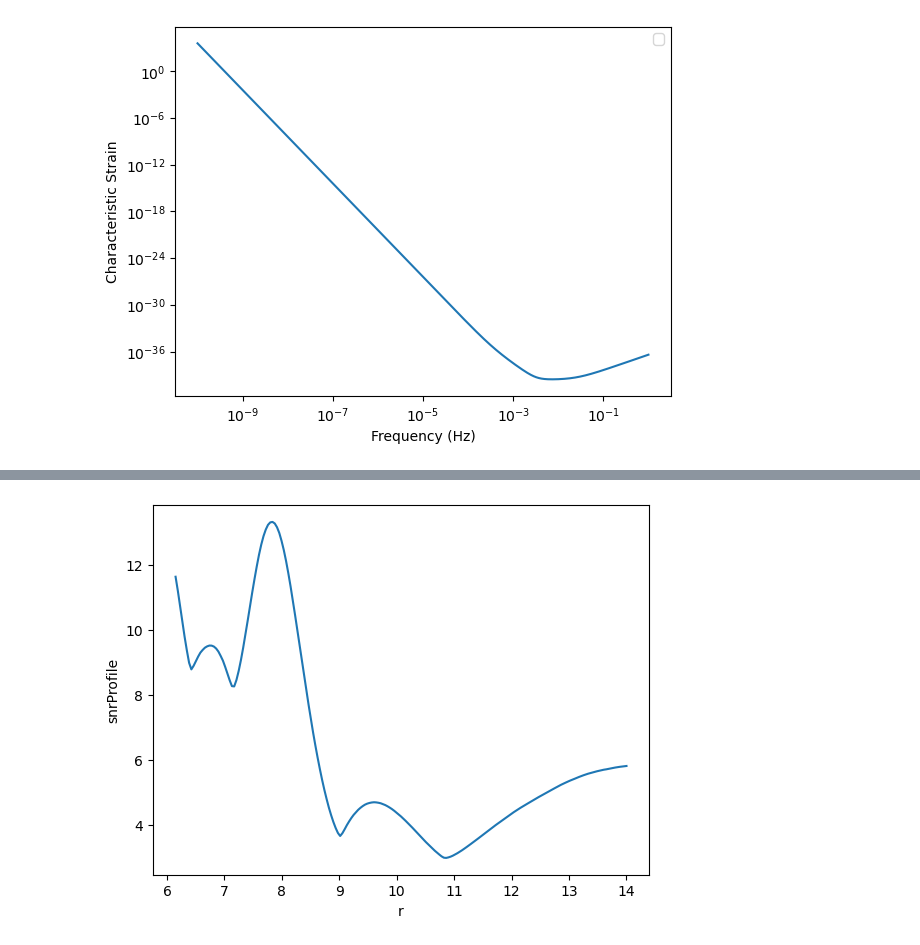
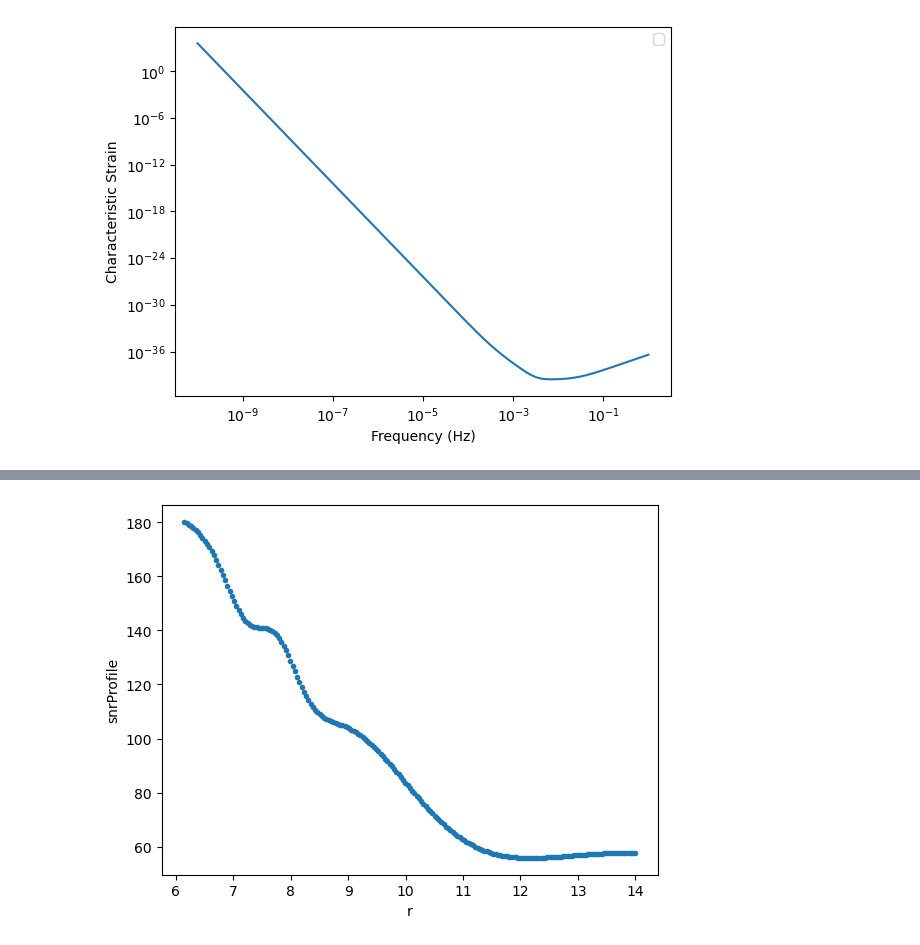
Before and after one commit to smmasruk/M1_Intership, a Jupyter notebook: From_eric/test_notebook1-checkpoint-checkpoint.ipynb, the cells around one changed output, grey strips where cells are left out. Drawn from its saved outputs; the diff is of its cells as text; code cells hidden in the pictures.

```diff
--- a/From_eric/test_notebook1-checkpoint-checkpoint.ipynb
+++ b/From_eric/test_notebook1-checkpoint-checkpoint.ipynb
@@ -423,7 +423,7 @@ for p0 in r:
     # Normalize the power spectrum by dividing it by s_n (PSD)
     sizeofpower = np.shape(power_spectrum)
     # print(sizeofpower)
-    normalized_spectrum = power_spectrum / Sn[0:201]
+    normalized_spectrum = power_spectrum
 
     # Calculate the SNR by taking the square root of the normalized spectrum
     snr = np.sum(2* np.sqrt(normalized_spectrum))
@@ -445,0 +446,2 @@ plt.show()
+# %%
+wave = few(M, mu, p0,dist=0.0000004, e0, theta, phi, dt=dt, T=2000/(365.25*24*3600))
@@ -449,55 +601,49 @@ r = np.linspace(6.15, 14, 201)
 M = 4e6
 mu = 5e-2
 
+
+file_path = "/home/masrukuddin/Documents/M1_Intership/psd.txt"
+
+# Load data from the text file into the psd_data list
+psd_data = np.loadtxt(file_path)
+
+
+
 # make a numpy array named snrProfile
 snrProfile = []
 
-
+# create 2 more list
 e0 = 0.0
 theta = np.pi/2  # polar viewing angle
 phi =0 # azimuthal viewing angle
 dt = 10
 T=2000/(365.25*24*3600)
 # create a loop for p0 in the range of 6 to 14
 for p0 in r:
-    wave = few(M, mu, p0, e0, theta, phi, dt=dt, T=2000/(365.25*24*3600))
+    wave = few(M, mu, p0, e0, theta, phi,dist=0.0000078705, dt=dt, T=2000/(365.25*24*3600))
     # Calculate the Fourier transform of wave.real and wave.imag
     fft_real = np.fft.fft(wave.real)
     fft_imag = np.fft.fft(wave.imag)
 
     # Calculate the power spectra by squaring the magnitudes
     power_spectrum_real = np.abs(fft_real) ** 2
     power_spectrum_imag = np.abs(fft_imag) ** 2
 
     # Add the power spectra together
     power_spectrum = power_spectrum_real + power_spectrum_imag
-    # size of the power spectrum
+    # write this power_spectrum to a file
     # print(np.shape(power_spectrum))
-    # Normalize the power spectrum by dividing it by s_n (PSD)
-    sizeofpower = np.shape(power_spectrum)
-    # print(sizeofpower)
-    normalized_spectrum = power_spectrum / Sn[0:201]
-
-    # Calculate the SNR by taking the square root of the normalized spectrum
-    snr = np.sum(2* np.sqrt(normalized_spectrum))
-    # store this snr value in the snrProfile list
-    snrProfile.append(snr)
-
+    power_spectrum1=power_spectrum/psd_data
+    sum_power = np.sqrt(np.sum(power_spectrum1))
+    # store it in snrProfile
+    snrProfile.append(sum_power)
 # plot the snrProfile vs r
-
-# male snp array as np.log(snrProfile)
-snrProfile1 = np.array(snrProfile)
-# take the log of snrProfile1
-logsnrProfile = np.log(snrProfile1)
-
-
-
 plt.figure()
-# take loglog of snrProfile vs r
-plt.plot(r, snrProfile)
-# plt.plot(r, logsnrProfile)
+plt.plot(r, snrProfile, '.')
 plt.xlabel('r')
 plt.ylabel('snrProfile')
 plt.show()
+
+#  wave = few(M, mu, p0, e0,dist=0.0000078705, theta, phi, dt=dt, T=2000/(365.25*24*3600))
 # %% [output]
-[figure, old version]
+[figure, new version]
```
Also changed, not shown: parts of 11 cells of this notebook, 6 other files.
